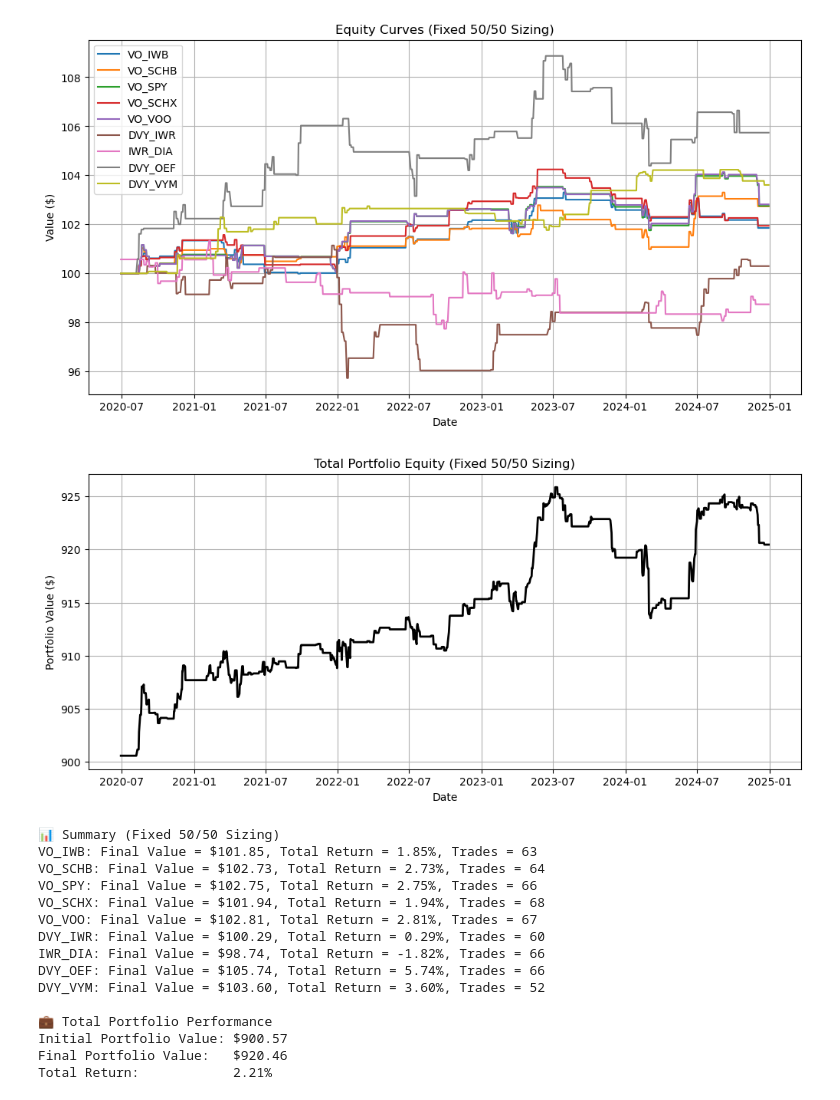
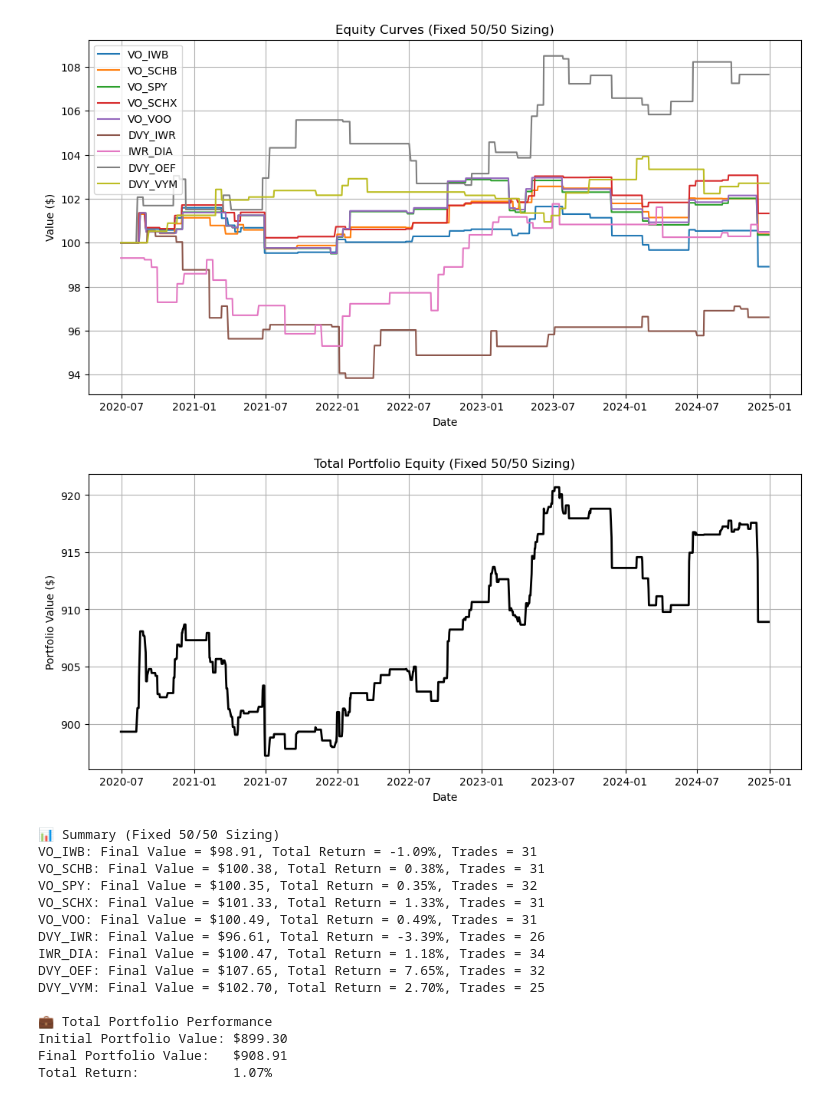
Before and after one commit to akshathp0/etf-pairs-trading, a Jupyter notebook: models/random_forest - 2.ipynb, the cells around one changed output. Drawn from its saved outputs; the diff is of its cells as text; code cells hidden in the pictures.

```diff
--- a/models/random_forest - 2.ipynb
+++ b/models/random_forest - 2.ipynb
@@ -218,7 +218,7 @@ test_df["prediction"] = best_rf.predict(test_df[feature_cols])
 def simulate_pair_fixed_sizing(
     pair_df,
     initial_cash_per_pair=100.0,
-    holding_period=3,
+    holding_period=10,
     entry_threshold=1.8,
     use_compounding=True
 ):
@@ -338,47 +338,47 @@ plt.plot(combined_equity.index, combined_equity.values, color="black", lw=2)
 plt.title("Total Portfolio Equity (Fixed 50/50 Sizing)")
 plt.xlabel("Date")
 plt.ylabel("Portfolio Value ($)")
 plt.grid(True)
 plt.show()
 
 
 # -----------------------------
 # Print summary metrics
 # -----------------------------
 print("\n📊 Summary (Fixed 50/50 Sizing)")
 for result in pair_results:
     print(f"{result['pair']}: Final Value = ${result['final_value']:.2f}, "
           f"Total Return = {result['total_return']:.2f}%, Trades = {result['n_trades']}")
 
 
 # -----------------------------
 # Show total portfolio return
 # -----------------------------
 initial_total_value = combined_equity.iloc[0]
 final_total_value = combined_equity.iloc[-1]
 total_return_pct = (final_total_value - initial_total_value) / initial_total_value * 100
 
 print("\n💼 Total Portfolio Performance")
 print(f"Initial Portfolio Value: ${initial_total_value:,.2f}")
 print(f"Final Portfolio Value:   ${final_total_value:,.2f}")
 print(f"Total Return:            {total_return_pct:.2f}%")
 
 combined_equity.to_csv("rf_equity.csv", header=["Portfolio Value"])
 # %% [output]
-[figure, old version]
+[figure, new version]
-[figure, old version]
+[figure, new version]
 📊 Summary (Fixed 50/50 Sizing)
-VO_IWB: Final Value = $101.85, Total Return = 1.85%, Trades = 63
-VO_SCHB: Final Value = $102.73, Total Return = 2.73%, Trades = 64
-VO_SPY: Final Value = $102.75, Total Return = 2.75%, Trades = 66
-VO_SCHX: Final Value = $101.94, Total Return = 1.94%, Trades = 68
-VO_VOO: Final Value = $102.81, Total Return = 2.81%, Trades = 67
-DVY_IWR: Final Value = $100.29, Total Return = 0.29%, Trades = 60
-IWR_DIA: Final Value = $98.74, Total Return = -1.82%, Trades = 66
-DVY_OEF: Final Value = $105.74, Total Return = 5.74%, Trades = 66
-DVY_VYM: Final Value = $103.60, Total Return = 3.60%, Trades = 52
+VO_IWB: Final Value = $98.91, Total Return = -1.09%, Trades = 31
+VO_SCHB: Final Value = $100.38, Total Return = 0.38%, Trades = 31
+VO_SPY: Final Value = $100.35, Total Return = 0.35%, Trades = 32
+VO_SCHX: Final Value = $101.33, Total Return = 1.33%, Trades = 31
+VO_VOO: Final Value = $100.49, Total Return = 0.49%, Trades = 31
+DVY_IWR: Final Value = $96.61, Total Return = -3.39%, Trades = 26
+IWR_DIA: Final Value = $100.47, Total Return = 1.18%, Trades = 34
+DVY_OEF: Final Value = $107.65, Total Return = 7.65%, Trades = 32
+DVY_VYM: Final Value = $102.70, Total Return = 2.70%, Trades = 25
 
 💼 Total Portfolio Performance
-Initial Portfolio Value: $900.57
-Final Portfolio Value:   $920.46
-Total Return:            2.21%
+Initial Portfolio Value: $899.30
+Final Portfolio Value:   $908.91
+Total Return:            1.07%
```
Also changed, not shown: parts of 5 cells of this notebook, 4 other files.
